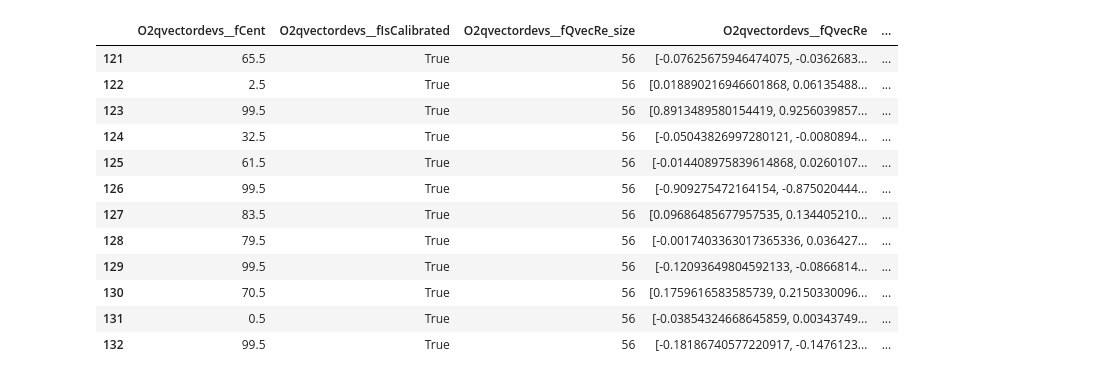
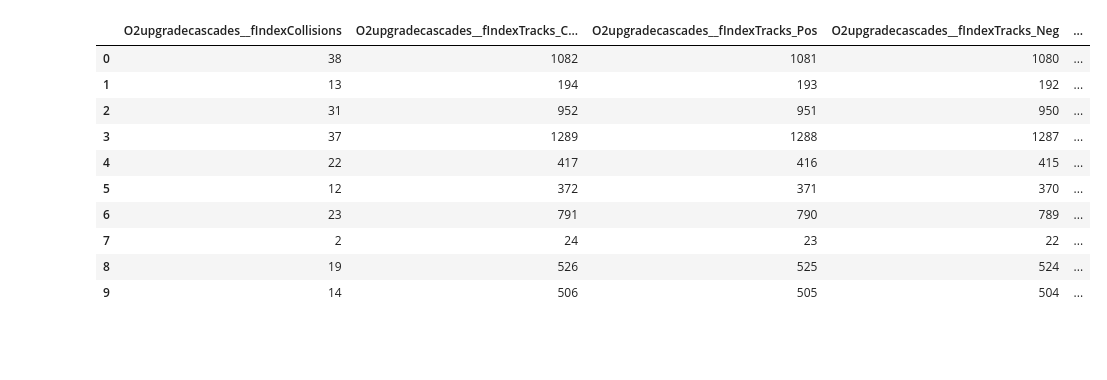
Before and after one commit to Marcellocosti/LocalTestsO2, a Jupyter notebook: OnTheFlyTracker/Trees.ipynb, the cells around one changed output. Saved outputs shown, nothing was run; the diff lists cells and outputs as text; code cells hidden in the pictures; blank space fills up the shorter version.

```diff
--- a/OnTheFlyTracker/Trees.ipynb
+++ b/OnTheFlyTracker/Trees.ipynb
@@ -51,13 +51,6 @@ def load_tables(filename, tables):
 
                 df = pd.DataFrame(data)
 
-                # df = pd.DataFrame({
-                #     k: ak.to_list(array[k]) if ak.ndim(array[k]) > 1 else ak.to_numpy(array[k])
-                #     for k in array.fields
-                # })
-                # df = pd.DataFrame({k: ak.to_list(v) for k, v in array.items()})
-                # df = ak.to_dataframe(array)
-
                 if df.empty:
                     print(f"Empty DataFrame for key: {key}")
                     continue
@@ -76,6 +69,6 @@ def load_tables(filename, tables):
 
 
 # Load datasets
-df_before_mod = load_tables("/home/mdicosta/LocalTestsO2/OnTheFlyTracker/AfterModifications/AO2DReco.root", tables)
-df_after_mod  = load_tables("/home/mdicosta/LocalTestsO2/OnTheFlyTracker/AfterModifications/Tree.root", tables)
+df_before_mod = load_tables("/home/mdicosta/LocalTestsO2/OnTheFlyTracker/BeforeModifications/TreeReco.root", tables)
+df_after_mod  = load_tables("/home/mdicosta/LocalTestsO2/OnTheFlyTracker/AfterModifications/TreeReco.root", tables)
 # %% [output]
@@ -99,18 +85,16 @@ keys df_after_mod: dict_keys(['O2qvectordevs', 'O2qvectorsft0c', 'O2qvectorsft0a
 # %%
-df_after_mod["O2upgradecascades"][121:133]
+df_after_mod["O2upgradecascades"][0:10]
 # %% [output]
-|  | O2qvectordevs__fCent | O2qvectordevs__fIsCalibrated | O2qvectordevs__fQvecRe_size | O2qvectordevs__fQvecRe | ... |
-| 121 | 65.5 | True | 56 | [-0.07625675946474075, -0.0362683... | ... |
-| 122 | 2.5 | True | 56 | [0.018890216946601868, 0.06135488... | ... |
-| 123 | 99.5 | True | 56 | [0.8913489580154419, 0.9256039857... | ... |
-| 124 | 32.5 | True | 56 | [-0.05043826997280121, -0.0080894... | ... |
-| 125 | 61.5 | True | 56 | [-0.014408975839614868, 0.0260107... | ... |
-| 126 | 99.5 | True | 56 | [-0.909275472164154, -0.875020444... | ... |
-| 127 | 83.5 | True | 56 | [0.09686485677957535, 0.134405210... | ... |
-| 128 | 79.5 | True | 56 | [-0.0017403363017365336, 0.036427... | ... |
-| 129 | 99.5 | True | 56 | [-0.12093649804592133, -0.0866814... | ... |
-| 130 | 70.5 | True | 56 | [0.1759616583585739, 0.2150330096... | ... |
-| 131 | 0.5 | True | 56 | [-0.03854324668645859, 0.00343749... | ... |
-| 132 | 99.5 | True | 56 | [-0.18186740577220917, -0.1476123... | ... |
+|  | O2upgradecascades__fIndexCollisions | O2upgradecascades__fIndexTracks_C... | O2upgradecascades__fIndexTracks_Pos | O2upgradecascades__fIndexTracks_Neg | ... |
+| 0 | 38 | 1082 | 1081 | 1080 | ... |
+| 1 | 13 | 194 | 193 | 192 | ... |
+| 2 | 31 | 952 | 951 | 950 | ... |
+| 3 | 37 | 1289 | 1288 | 1287 | ... |
+| 4 | 22 | 417 | 416 | 415 | ... |
+| 5 | 12 | 372 | 371 | 370 | ... |
+| 6 | 23 | 791 | 790 | 789 | ... |
+| 7 | 2 | 24 | 23 | 22 | ... |
+| 8 | 19 | 526 | 525 | 524 | ... |
+| 9 | 14 | 506 | 505 | 504 | ... |
 # %%
 df_before_mod["O2upgradecascades"][121:133]
```
Also changed, not shown: parts of 8 cells of this notebook, 18 other files.
